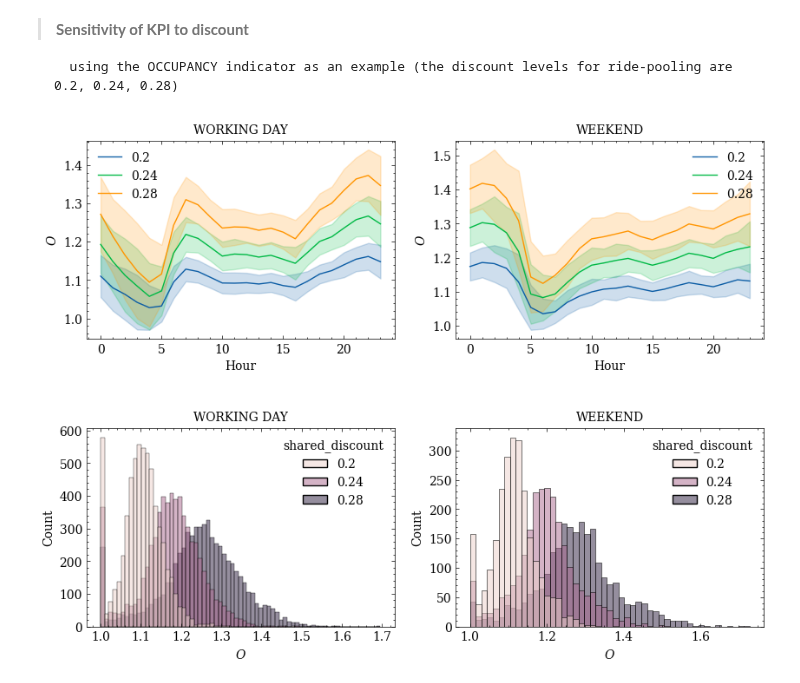
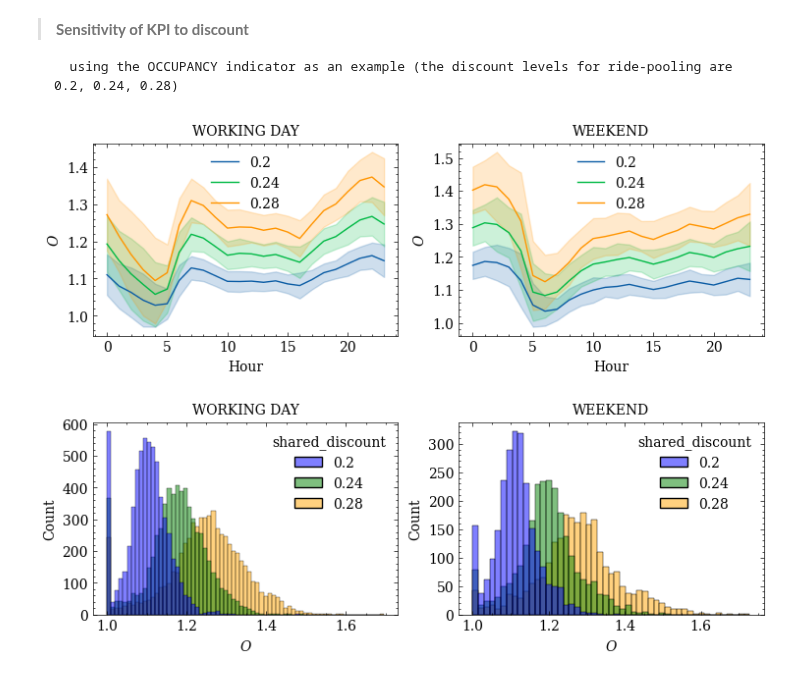
Before and after one commit to OlhaShulikaUJ/ExMAS-plotting, a Jupyter notebook: NYC KPI DA.ipynb, the cells around one changed output. Cells and saved outputs as stored; diff of their text form; code cells hidden in the pictures.

```diff
--- a/NYC KPI DA.ipynb
+++ b/NYC KPI DA.ipynb
@@ -293,7 +293,7 @@ df1['del_PassHourTrav']=abs((df1['PassHourTrav_ns']-df1['PassHourTrav'])/df1['Pa
 # %%
 df1.Start_time = df1.apply(lambda row: pd.Timestamp(row.Start_time), axis=1)
 # %%
-fig = plt.figure(figsize=(8, 7))
+fig = plt.figure(figsize=(7, 6))
 ax1 = plt.subplot2grid((2,2), (0,0)) # Occupancy with standard deviation. Working day
 ax2 = plt.subplot2grid((2,2), (0,1)) # Occupancy with standard deviation. Weekend
 ax3 = plt.subplot2grid((2,2), (1,0))
@@ -311,33 +311,33 @@ ax1.set_title("WORKING DAY", fontsize=10)
 ax=ax2
 df1['hour'] = df1.Start_time.dt.hour
 for d in df1.shared_discount.unique():
     to_plot = df1[(df1.Start_time.dt.dayofweek.isin([5,6])) & (df1.shared_discount == d)]
     sns.lineplot(data = to_plot, x = 'hour', y = 'Occupancy', ax = ax, label = d, errorbar ='sd', linewidth=1.0)
 ax2.set_xlabel('Hour', fontsize=10)
 ax2.set_ylabel("$O$")
 ax2.set_title("WEEKEND", fontsize=10)
 
 ax=ax3
 for d in df.shared_discount.unique():
     to_plot = df1[(df1.Start_time.dt.dayofweek.isin([0,1,2,3,4]))]
-    sns.histplot(data = to_plot, x = 'Occupancy', hue = 'shared_discount',ax = ax)
+    sns.histplot(data = to_plot, x = 'Occupancy', hue = 'shared_discount', palette=['blue', 'green', 'orange'], ax = ax)
     to_plot.Start_time.dt.dayofweek.unique()
 ax3.set_xlabel("$O$", fontsize=10)
 ax3.set_title("WORKING DAY", fontsize=10)
 
 ax=ax4
 for d in df.shared_discount.unique():
     to_plot = df1[(df1.Start_time.dt.dayofweek.isin([5,6]))]
-    sns.histplot(data = to_plot, x = 'Occupancy', hue = 'shared_discount',ax = ax)
+    sns.histplot(data = to_plot, x = 'Occupancy', hue = 'shared_discount', palette=['blue', 'green', 'orange'], ax = ax)
     to_plot.Start_time.dt.dayofweek.unique()
 ax4.set_xlabel("$O$", fontsize=10)
 ax4.set_title("WEEKEND", fontsize=10)
 
 plt.subplots_adjust(left=0.125,
                     bottom=0.1,
                     right=1.1,
                     top=0.9,
                     wspace=0.2,
                     hspace=0.45)
 # %% [output]
-[figure, old version]
+[figure, new version]
```
